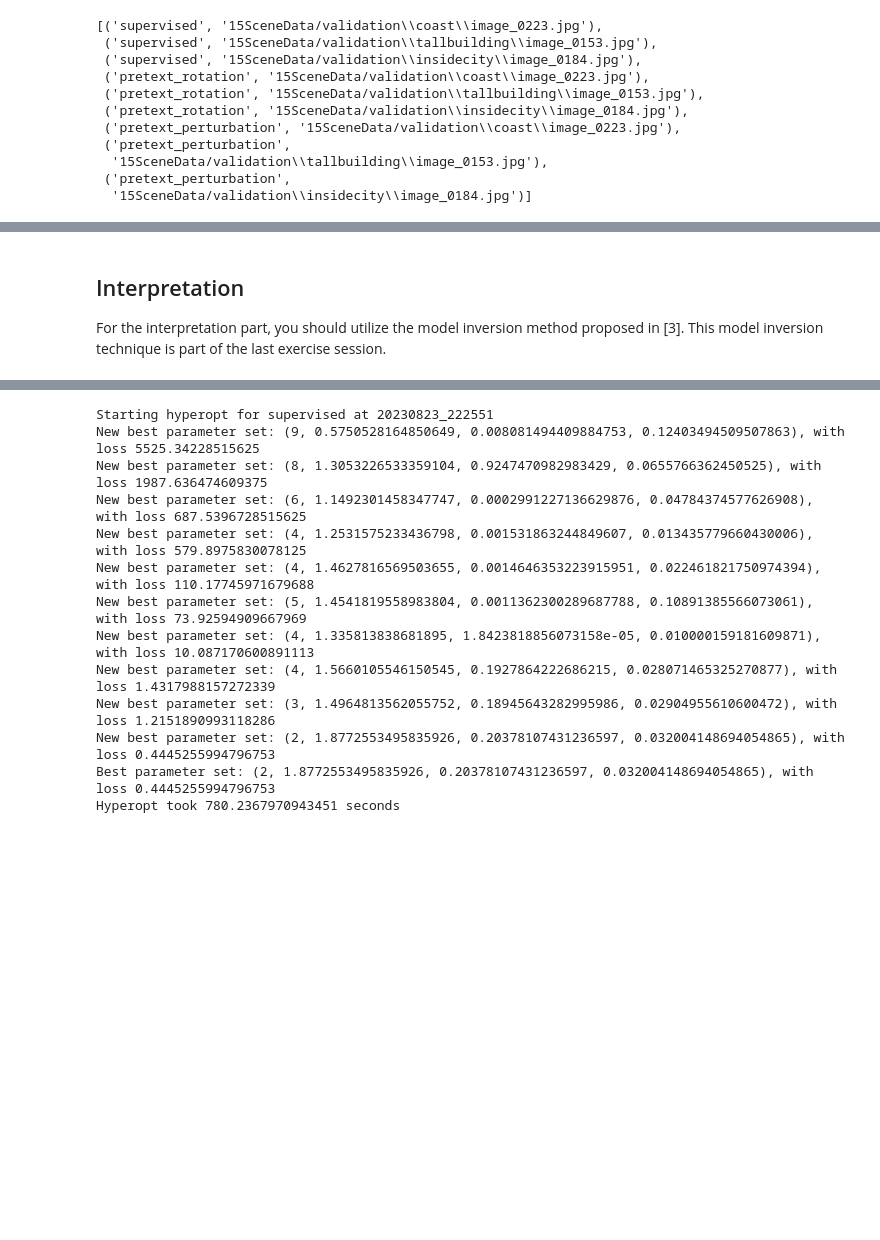
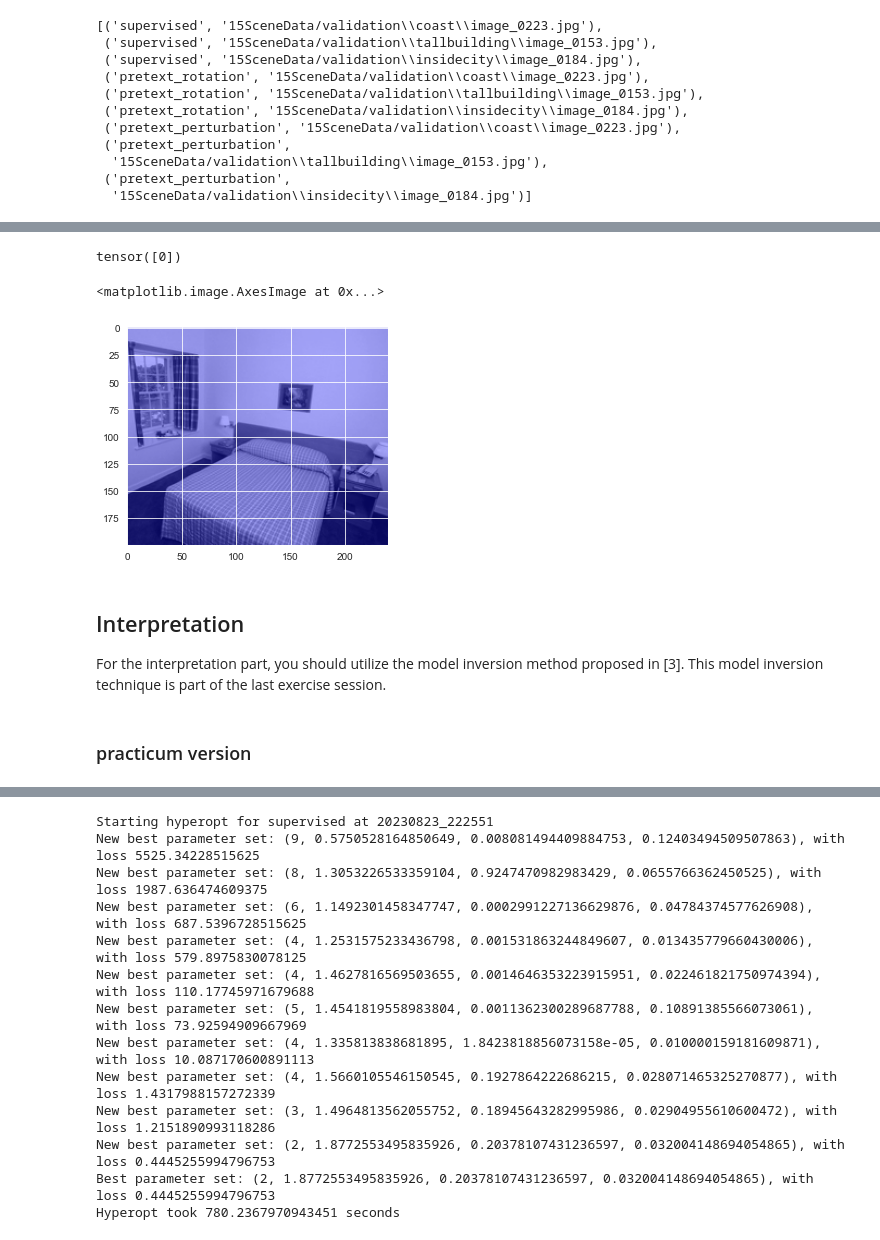
Before and after one commit to arnodeceuninck/ANN-Self-Supervised-Scene-Classification, a Jupyter notebook: evaluations.ipynb, the cells around one changed output, grey strips where cells are left out. Cells and saved outputs as stored; diff of their text form; code cells hidden in the pictures; blank space fills up the shorter version.

```diff
--- a/evaluations.ipynb
+++ b/evaluations.ipynb
@@ -120,7 +120,7 @@ MODEL_SAVES = {
 
     "pretext_rotation": "outputs/optimized runs/clf-rot-pretext-optimized_20230823_213359/model_epoch_26.pt",
 
-    "pretext_perturbation": "outputs/optimized runs/clf-pert-pretext-optimized-final_20230824_191530/model_epoch_30.pt"
+    "pretext_perturbation": "outputs/optimized runs/clf-pert-pretext-optimized-final-lr-5-ep9_20230825_045609/model_epoch_36.pt"
 }
 # %% [markdown]
 
@@ -414,3 +426,22 @@ tallbuilding & \includegraphics[width=0.2\textwidth,valign=m]{img/explanations/o
+# %%
+model = load_model(MODEL_SAVES["pretext_rotation"])
+image_filename = "15SceneData/validation/bedroom/image_0077.jpg"
+for image, _ in get_explanation_data_loader(image_filename):
+
+    prediction = model(image)
+
+    prediction_result = torch.argmax(prediction, dim=1)
+
+    print(prediction_result)
+
+prediction
+
+viz = generate_score_cam(image_filename, model, model.features[8])
+plt.imshow(viz)
+# %% [output]
+tensor([0])
+<matplotlib.image.AxesImage at 0x...>
+[figure, added]
 # %% [markdown]
 
 ## Interpretation
@@ -419,2 +452,4 @@ in [3]. This model inversion technique is part of the last exercise session.
+# %% [markdown]
+### practicum version
 # %%
 from RegularizedUnitSpecificImageGeneration import RegularizedClassSpecificImageGeneration
```
Also changed, not shown: parts of 16 cells of this notebook, 3 other files.
